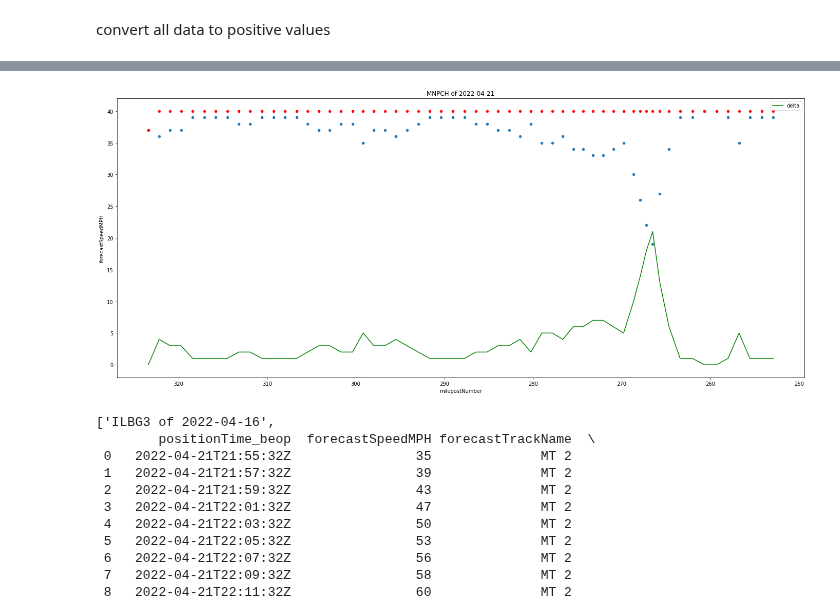
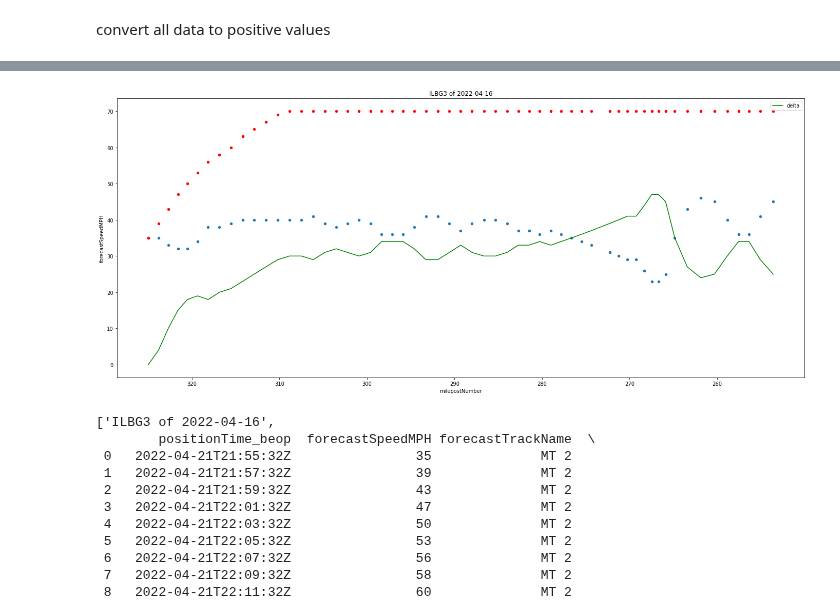
Before and after one commit to swicklund/hackathon, a Jupyter notebook: CurrentPhysicsModelAccuracy.ipynb, the cells around one changed output, grey strips where cells are left out. Drawn from its saved outputs; the diff is of its cells as text; code cells hidden in the pictures.

```diff
--- a/CurrentPhysicsModelAccuracy.ipynb
+++ b/CurrentPhysicsModelAccuracy.ipynb
@@ -171,7 +186,7 @@ def plotTrain(trainData):
 # %%
-plotTrain(trains[13])
+plotTrain(trains[1])
 # %% [output]
-[figure, old version]
+[figure, new version]
 # %%
 trains[:][1]
 # %% [output]
```
Also changed, not shown: parts of 4 cells of this notebook.
